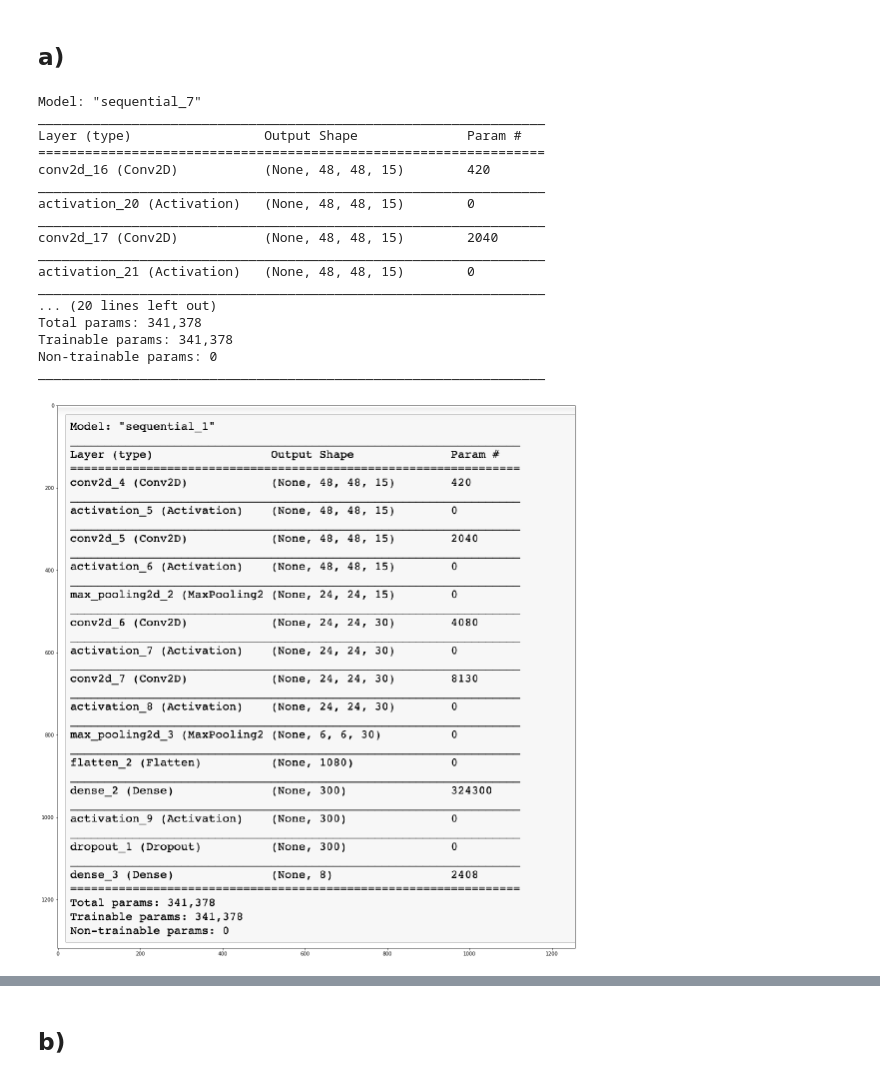
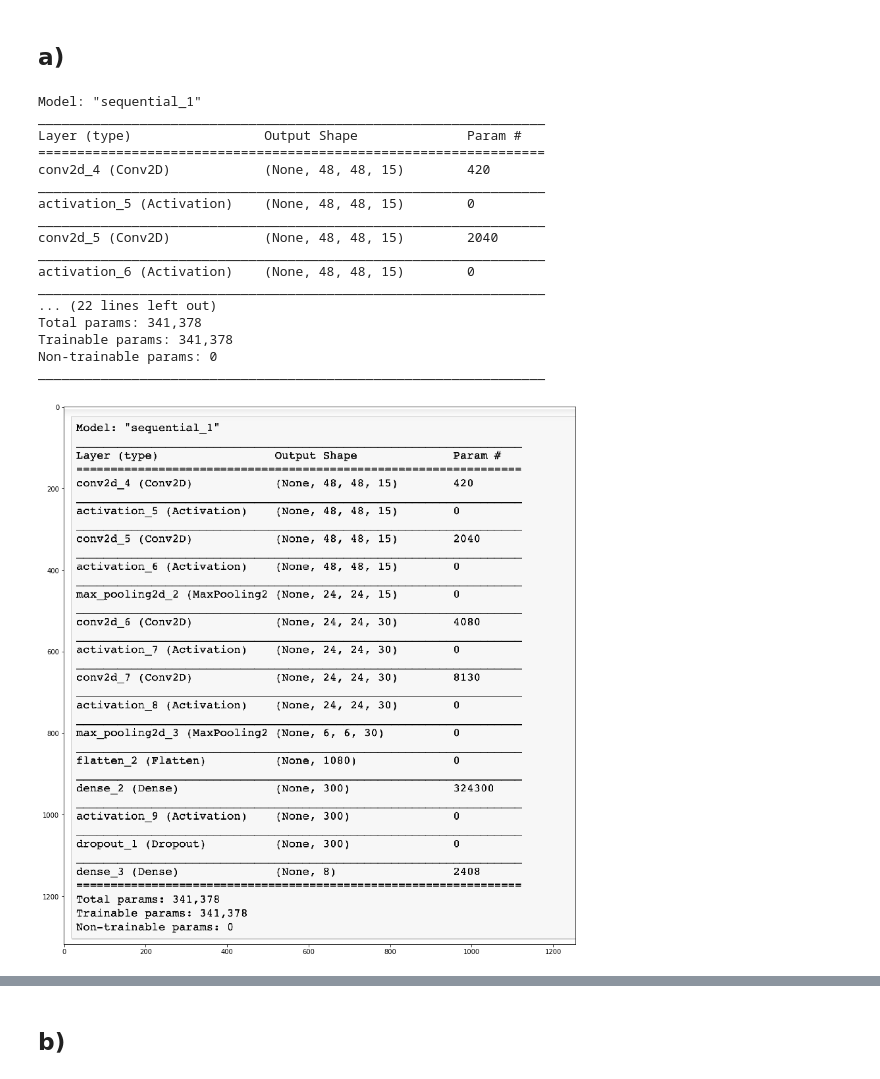
Before and after one commit to hekrause/htwg_mldl, a Jupyter notebook: Uebungen/Uebung06/Notebooks/CNN_Faces.ipynb, the cells around one changed output, grey strips where cells are left out. Drawn from its saved outputs; the diff is of its cells as text; code cells hidden in the pictures.

```diff
--- a/Uebungen/Uebung06/Notebooks/CNN_Faces.ipynb
+++ b/Uebungen/Uebung06/Notebooks/CNN_Faces.ipynb
@@ -112,35 +112,36 @@ model.add(MaxPooling2D(pool_size=4, strides=4))
 model.add(Flatten())
 model.add(Dense(300))
 model.add(Activation("relu"))
+model.add(Dropout(0.25))
 model.add(Dense(8, activation="softmax"))
 
 model.compile(optimizer="adam", loss='categorical_crossentropy', lr=lr, metrics=['accuracy'])
 model.summary()
 # %% [output]
-Model: "sequential_7"
+Model: "sequential_1"
 _________________________________________________________________
 Layer (type)                 Output Shape              Param #
 =================================================================
-conv2d_16 (Conv2D)           (None, 48, 48, 15)        420
+conv2d_4 (Conv2D)            (None, 48, 48, 15)        420
 _________________________________________________________________
-activation_20 (Activation)   (None, 48, 48, 15)        0
+activation_5 (Activation)    (None, 48, 48, 15)        0
 _________________________________________________________________
-conv2d_17 (Conv2D)           (None, 48, 48, 15)        2040
+conv2d_5 (Conv2D)            (None, 48, 48, 15)        2040
 _________________________________________________________________
-activation_21 (Activation)   (None, 48, 48, 15)        0
+activation_6 (Activation)    (None, 48, 48, 15)        0
 _________________________________________________________________
-... (20 lines left out)
+... (22 lines left out)
 Total params: 341,378
 Trainable params: 341,378
 Non-trainable params: 0
 _________________________________________________________________
 # %%
 img = plt.imread("https://raw.githubusercontent.com/ioskn/mldl_htwg/master/uebungen/dl_cnn_faces_net.png")
-plt.figure(figsize = (20, 20))
+plt.figure(figsize = (15, 15))
 plt.imshow(img)
 plt.show()
 # %% [output]
-[figure, old version]
+[figure, new version]
 # %%
 x0 = X_train
 y0 = to_categorical(Y_train)
```
Also changed, not shown: parts of 23 cells of this notebook, 1 other file.
